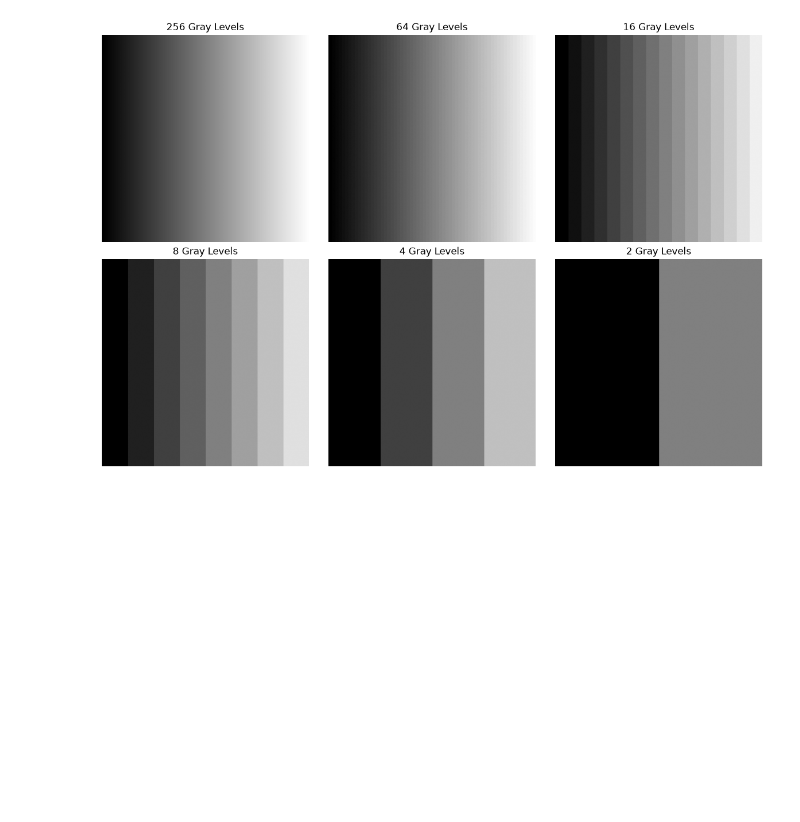
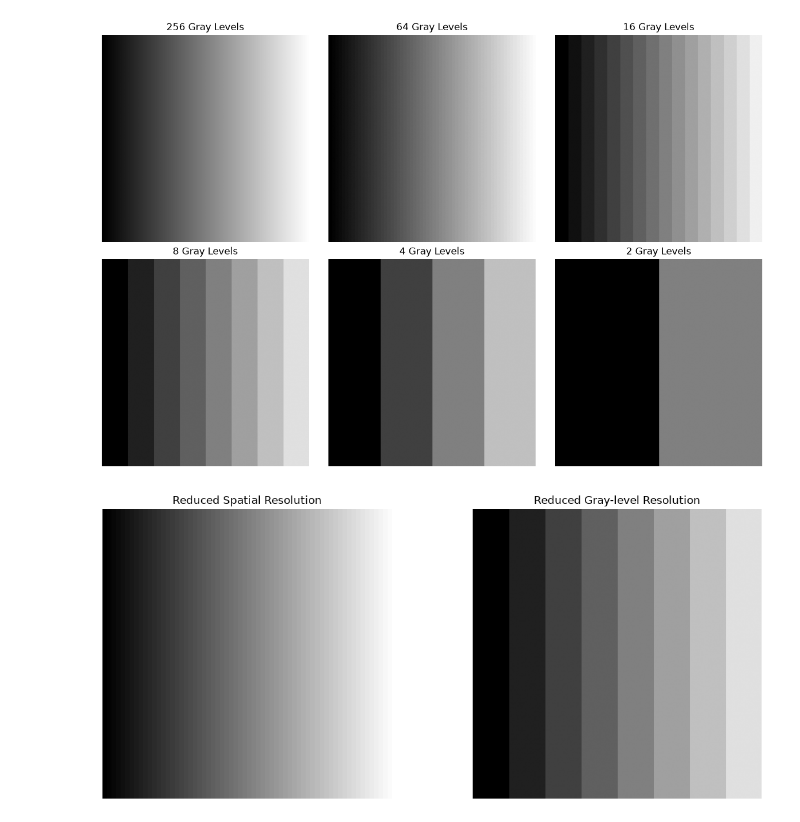
Before and after one commit to Aslngsng/Digital-Image-Processing, a Jupyter notebook: 01_notebook.ipynb, the cells around one changed output. Drawn from its saved outputs; the diff is of its cells as text; code cells hidden in the pictures; blank space fills up the shorter version.

Commit message:
spatial vs. gray-level resolution

```diff
--- a/01_notebook.ipynb
+++ b/01_notebook.ipynb
@@ -97,3 +97,28 @@ plt.tight_layout()
 plt.show()
 # %% [output]
 [figure]
+# %%
+# Spatial vs. Gray-level Resolution
+
+sampled = cv2.resize(
+    gradient, (64, 64),
+    interpolation=cv2.INTER_NEAREST
+)
+
+quantized = quantization_image(gradient, 8)
+
+plt.figure(figsize=(12, 5))
+plt.subplot(1, 2, 1)
+plt.imshow(sampled, cmap="gray", vmin=0, vmax=255)
+plt.title("Reduced Spatial Resolution")
+plt.axis("off")
+
+plt.subplot(1, 2, 2)
+plt.imshow(quantized, cmap="gray", vmin=0, vmax=255)
+plt.title("Reduced Gray-level Resolution")
+plt.axis("off")
+
+plt.tight_layout()
+plt.show()
+# %% [output]
+[figure, added]
```
